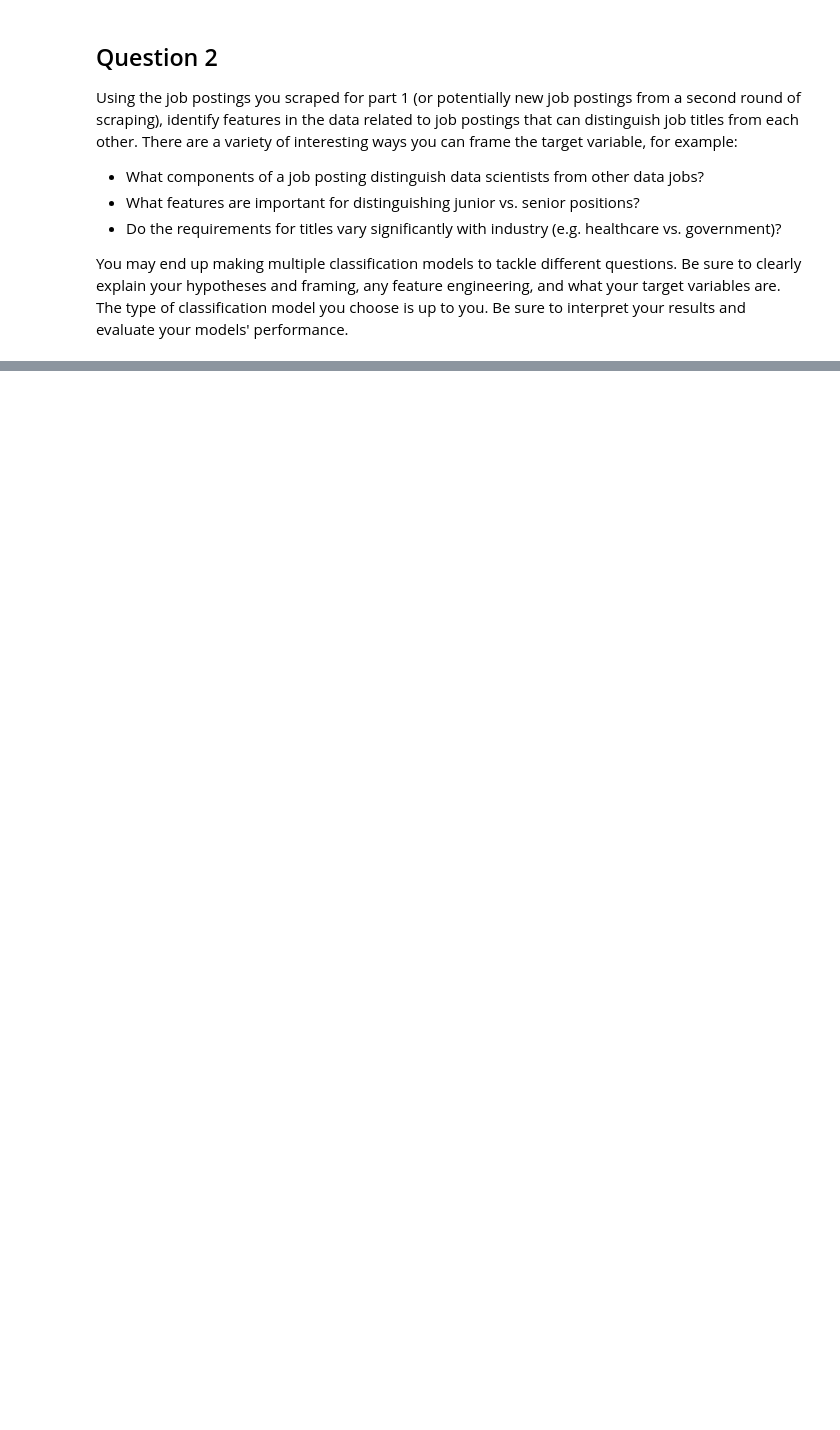
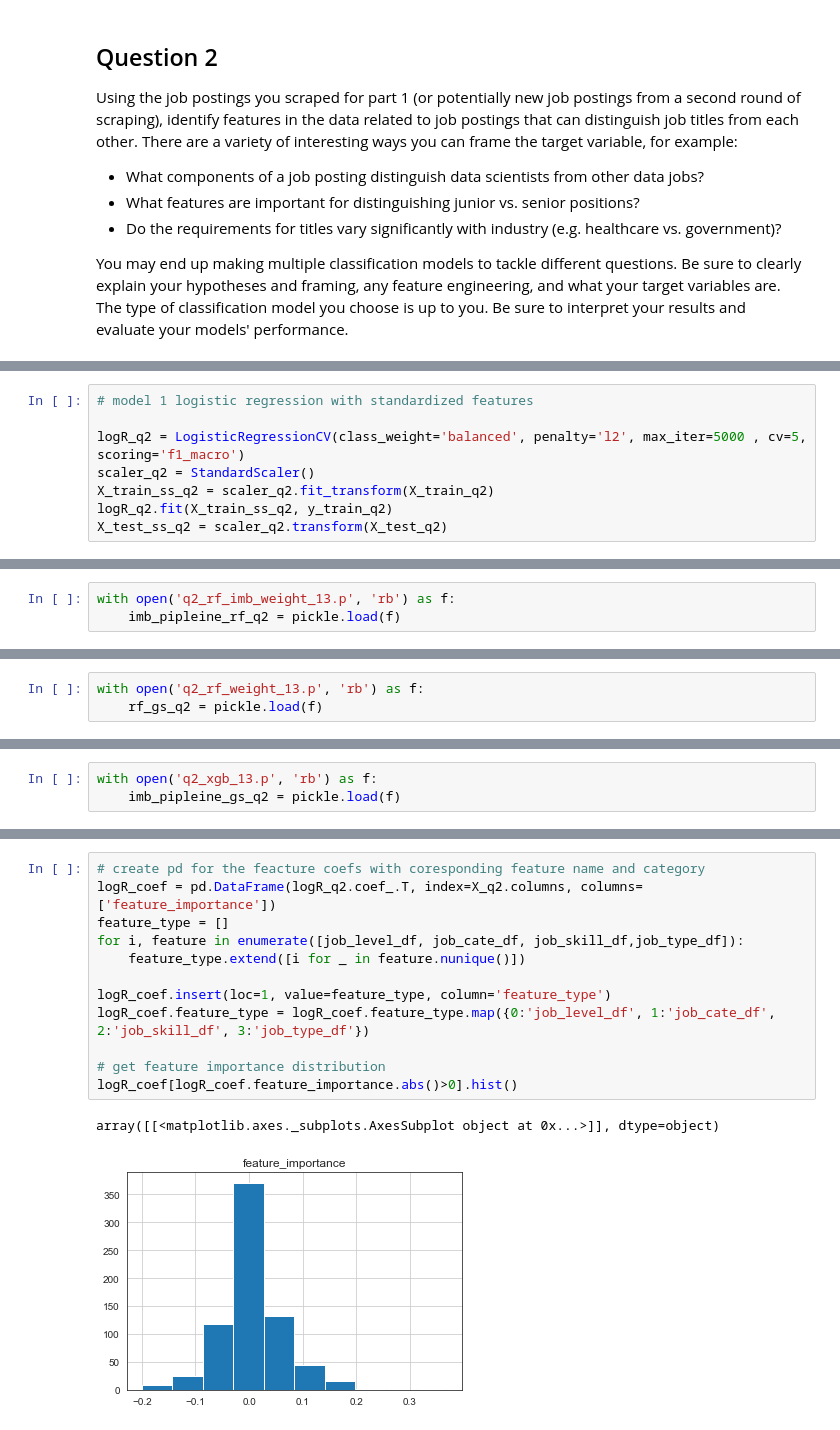
Before and after one commit to Miaowshroom/project-4, a Jupyter notebook: Project_4-randomstate.ipynb, the cells around one changed output, grey strips where cells are left out. Drawn from its saved outputs; the diff is of its cells as text; blank space fills up the shorter version.

```diff
--- a/Project_4-randomstate.ipynb
+++ b/Project_4-randomstate.ipynb
@@ -841,0 +653,8 @@ weighted avg       0.88      0.89      0.88       363
+# %%
+# model 1 logistic regression with standardized features
+
+logR_q2 = LogisticRegressionCV(class_weight='balanced', penalty='l2', max_iter=5000 , cv=5, scoring='f1_macro')
+scaler_q2 = StandardScaler()
+X_train_ss_q2 = scaler_q2.fit_transform(X_train_q2)
+logR_q2.fit(X_train_ss_q2, y_train_q2)
+X_test_ss_q2 = scaler_q2.transform(X_test_q2)
@@ -841,0 +729,3 @@ weighted avg       0.88      0.89      0.88       363
+# %%
+with open('q2_rf_imb_weight_13.p', 'rb') as f:
+    imb_pipleine_rf_q2 = pickle.load(f)
@@ -841,0 +767,3 @@ weighted avg       0.88      0.89      0.88       363
+# %%
+with open('q2_rf_weight_13.p', 'rb') as f:
+    rf_gs_q2 = pickle.load(f)
@@ -841,0 +813,3 @@ weighted avg       0.88      0.89      0.88       363
+# %%
+with open('q2_xgb_13.p', 'rb') as f:
+    imb_pipleine_gs_q2 = pickle.load(f)
@@ -841,0 +867,15 @@ weighted avg       0.88      0.89      0.88       363
+# %%
+# create pd for the feacture coefs with coresponding feature name and category
+logR_coef = pd.DataFrame(logR_q2.coef_.T, index=X_q2.columns, columns=['feature_importance'])
+feature_type = []
+for i, feature in enumerate([job_level_df, job_cate_df, job_skill_df,job_type_df]):
+    feature_type.extend([i for _ in feature.nunique()])
+
+logR_coef.insert(loc=1, value=feature_type, column='feature_type')
+logR_coef.feature_type = logR_coef.feature_type.map({0:'job_level_df', 1:'job_cate_df', 2:'job_skill_df', 3:'job_type_df'})
+
+# get feature importance distribution
+logR_coef[logR_coef.feature_importance.abs()>0].hist()
+# %% [output]
+array([[<matplotlib.axes._subplots.AxesSubplot object at 0x...>]], dtype=object)
+[figure, added]
```
Also changed, not shown: parts of 49 cells of this notebook, 3 other files.
